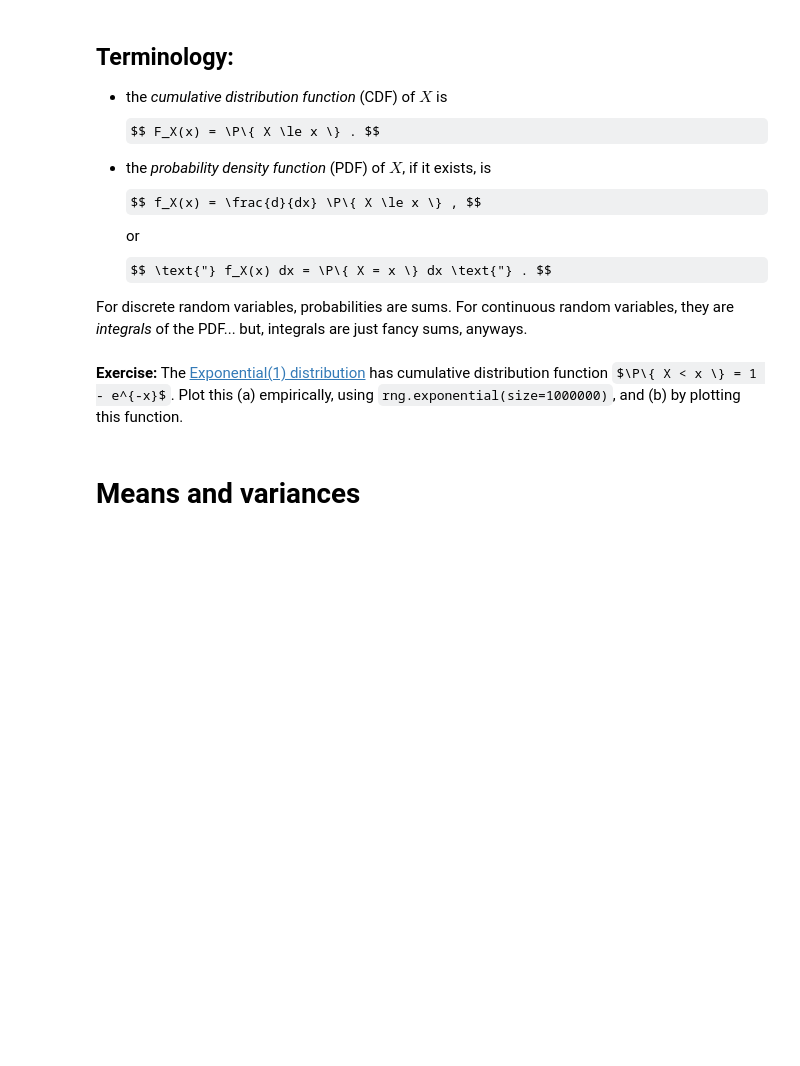
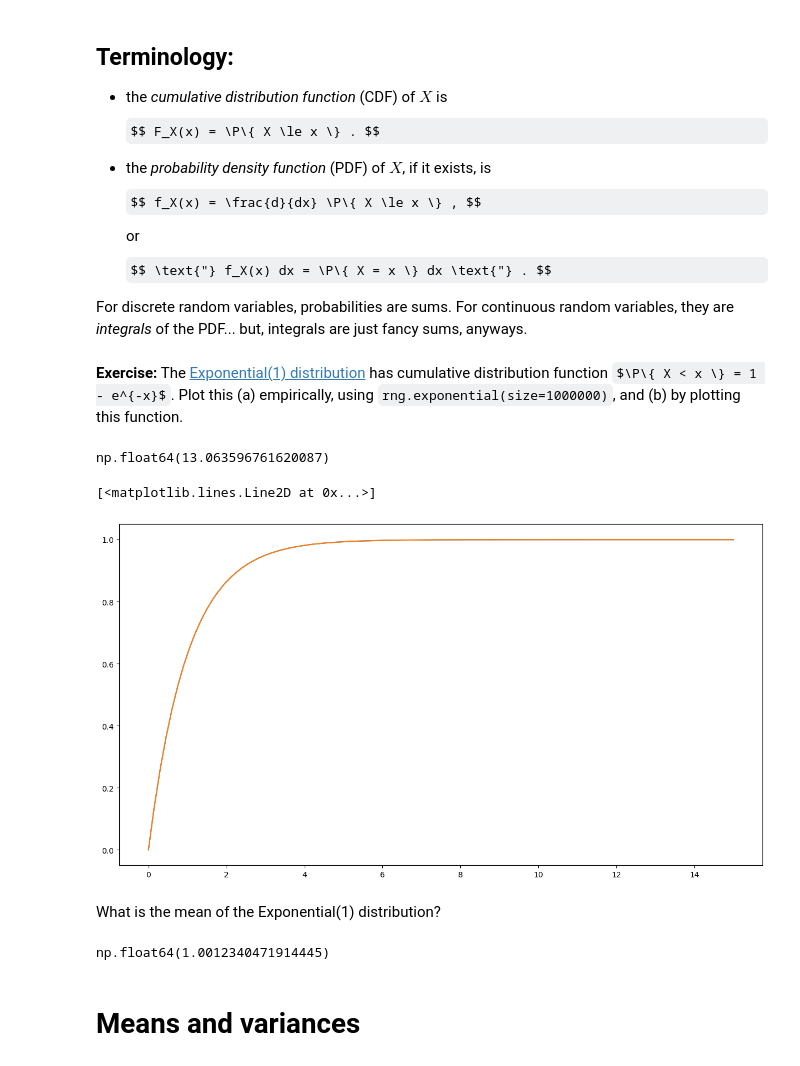
Before and after one commit to UOdsci/dsci345, a Jupyter notebook: class_material/slides/Random_variables.ipynb, the cells around one changed output. Saved outputs shown, nothing was run; the diff lists cells and outputs as text; code cells hidden in the pictures; some formulas as TeX source; blank space fills up the shorter version.

```diff
--- a/class_material/slides/Random_variables.ipynb
+++ b/class_material/slides/Random_variables.ipynb
@@ -131,6 +157,28 @@ but, integrals are just fancy sums, anyways.
 **Exercise:** The [Exponential(1) distribution](https://en.wikipedia.org/wiki/Exponential_distribution)
 has cumulative distribution function $\P\{ X < x \} = 1 - e^{-x}$.
 Plot this (a) empirically, using `rng.exponential(size=1000000)`, and (b) by plotting this function.
+# %%
+x = rng.exponential(size=1000000)
+max(x)
+# %% [output]
+np.float64(13.063596761620087)
+# %%
+xx = np.linspace(0, 15, 101)
+yy = np.array([
+    np.mean(x < y) for y in xx
+])
+# %%
+plt.plot(xx, yy)
+plt.plot(xx, 1 - np.exp(-xx))
+# %% [output]
+[<matplotlib.lines.Line2D at 0x...>]
+[figure, added]
+# %% [markdown]
+What is the mean of the Exponential(1) distribution?
+# %%
+np.mean(x)
+# %% [output]
+np.float64(1.0012340471914445)
 # %% [markdown]
 # Means and variances
 # %% [markdown]
```
Also changed, not shown: parts of 19 cells of this notebook, 9 other files.
